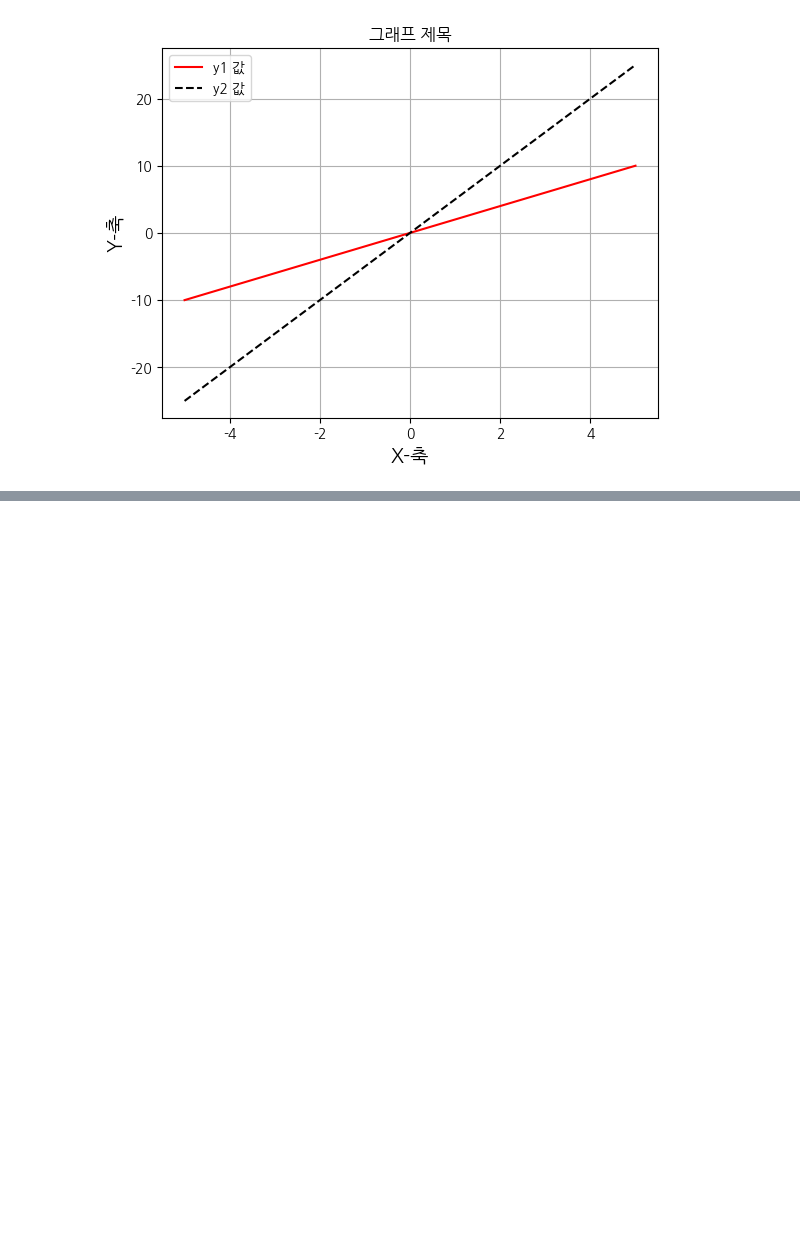
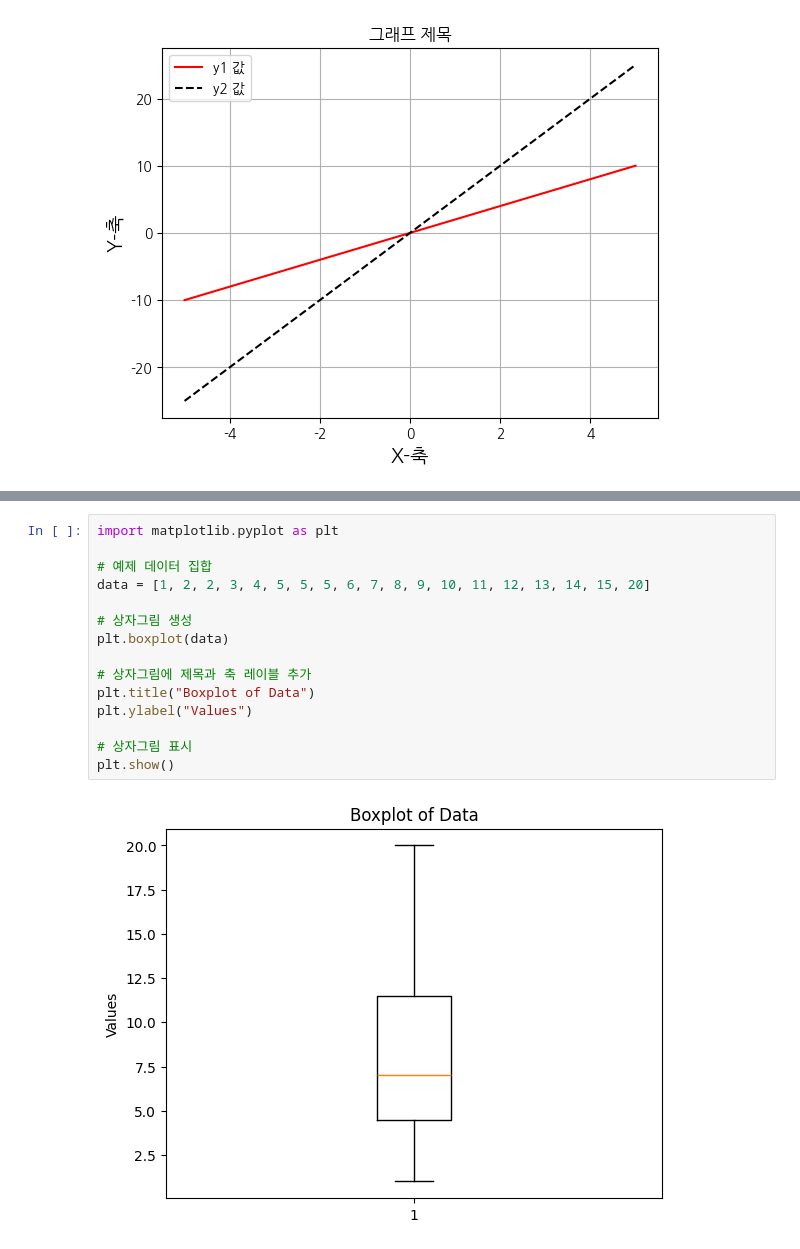
Before and after one commit to oerm5/-, a Jupyter notebook: Untitled0.ipynb, the cells around one changed output, grey strips where cells are left out. Cells and saved outputs as stored; diff of their text form; blank space fills up the shorter version.

```diff
--- a/Untitled0.ipynb
+++ b/Untitled0.ipynb
@@ -148,0 +214,17 @@ fonts-nanum is already the newest version (20200506-1).
+# %%
+import matplotlib.pyplot as plt
+
+# 예제 데이터 집합
+data = [1, 2, 2, 3, 4, 5, 5, 5, 6, 7, 8, 9, 10, 11, 12, 13, 14, 15, 20]
+
+# 상자그림 생성
+plt.boxplot(data)
+
+# 상자그림에 제목과 축 레이블 추가
+plt.title("Boxplot of Data")
+plt.ylabel("Values")
+
+# 상자그림 표시
+plt.show()
+# %% [output]
+[figure, added]
```
Also changed, not shown: parts of 9 cells of this notebook.
